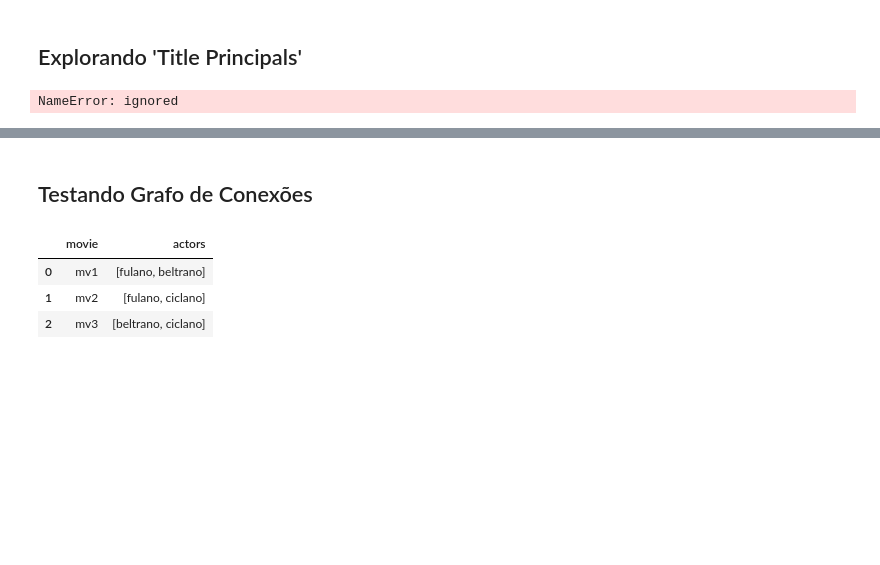
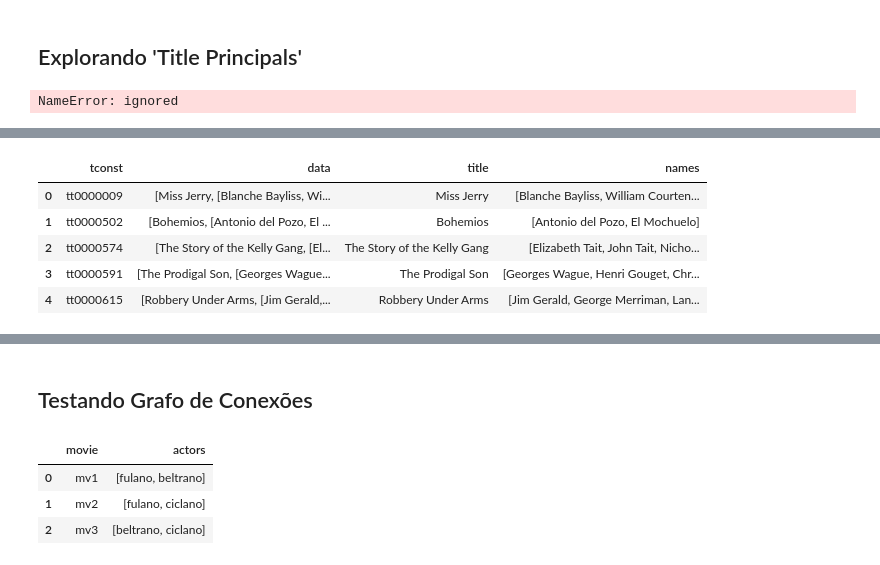
Before and after one commit to jacksonns/IMBD-Data-Visualization, a Jupyter notebook: imbd_data.ipynb, the cells around one changed output, grey strips where cells are left out. Cells and saved outputs as stored; diff of their text form; code cells hidden in the pictures; blank space fills up the shorter version.

```diff
--- a/imbd_data.ipynb
+++ b/imbd_data.ipynb
@@ -166,0 +243,3 @@ NameError: ignored
+# %%
+df_agrupado = actors.groupby('tconst').apply(lambda x: [x['primaryTitle'].iloc[0], list(x['primaryName'])])
+df_agrupado.head()
@@ -166,0 +254,12 @@ NameError: ignored
+# %%
+df_agrupado = df_agrupado.reset_index()
+df_agrupado.columns = ['tconst', 'data']
+df_agrupado[['title', 'names']] = pd.DataFrame(df_agrupado['data'].tolist(), index=df_agrupado.index)
+df_agrupado.head()
+# %% [output]
+|  | tconst | data | title | names |
+| 0 | tt0000009 | [Miss Jerry, [Blanche Bayliss, Wi... | Miss Jerry | [Blanche Bayliss, William Courten... |
+| 1 | tt0000502 | [Bohemios, [Antonio del Pozo, El ... | Bohemios | [Antonio del Pozo, El Mochuelo] |
+| 2 | tt0000574 | [The Story of the Kelly Gang, [El... | The Story of the Kelly Gang | [Elizabeth Tait, John Tait, Nicho... |
+| 3 | tt0000591 | [The Prodigal Son, [Georges Wague... | The Prodigal Son | [Georges Wague, Henri Gouget, Chr... |
+| 4 | tt0000615 | [Robbery Under Arms, [Jim Gerald,... | Robbery Under Arms | [Jim Gerald, George Merriman, Lan... |
```
Also changed, not shown: parts of 12 cells of this notebook.
